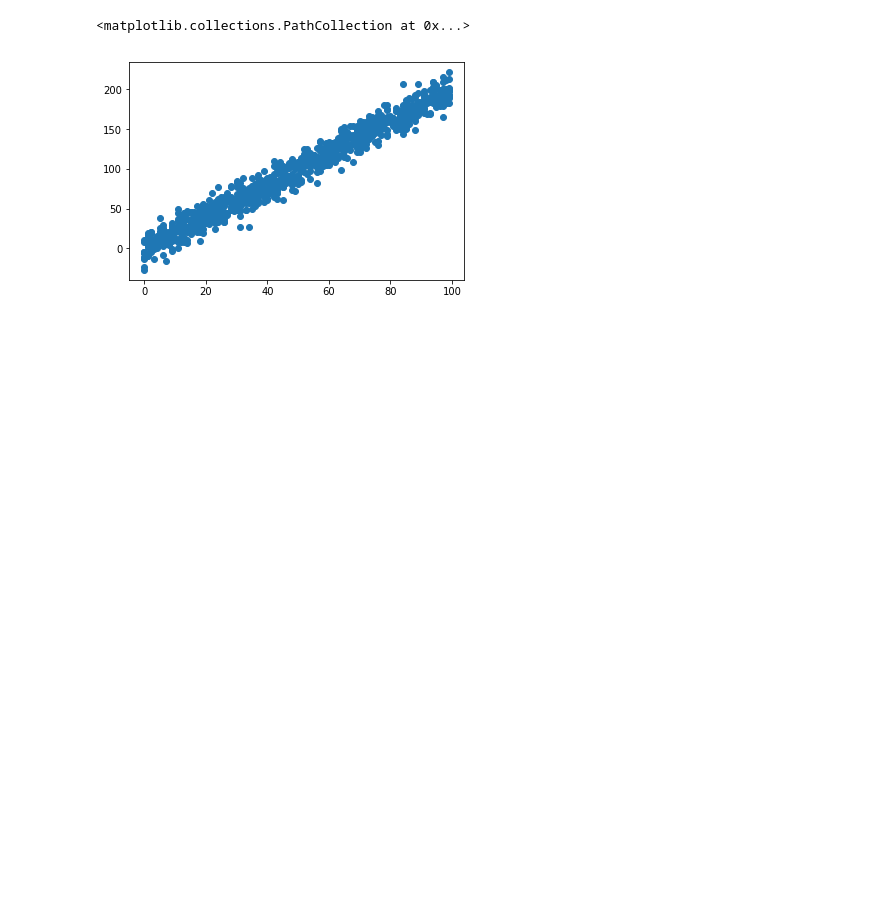
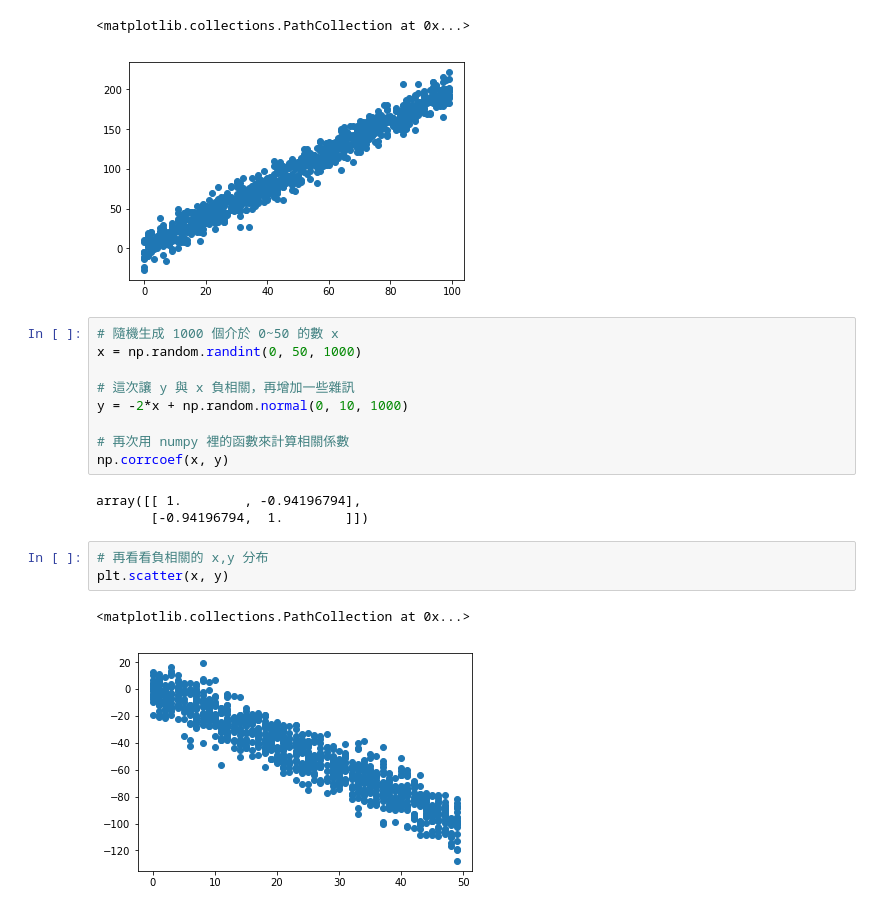
Before and after one commit to bear00712/2nd-ML100Days, a Jupyter notebook: homework/Day_009_HW.ipynb, the cells around one changed output. Saved outputs shown, nothing was run; the diff lists cells and outputs as text; blank space fills up the shorter version.

```diff
--- a/homework/Day_009_HW.ipynb
+++ b/homework/Day_009_HW.ipynb
@@ -54,3 +54,21 @@ plt.scatter(x, y)
 # %% [output]
 <matplotlib.collections.PathCollection at 0x...>
 [figure]
+# %%
+# 隨機生成 1000 個介於 0~50 的數 x
+x = np.random.randint(0, 50, 1000)
+
+# 這次讓 y 與 x 負相關，再增加一些雜訊
+y = -2*x + np.random.normal(0, 10, 1000)
+
+# 再次用 numpy 裡的函數來計算相關係數
+np.corrcoef(x, y)
+# %% [output]
+array([[ 1.        , -0.94196794],
+       [-0.94196794,  1.        ]])
+# %%
+# 再看看負相關的 x,y 分布
+plt.scatter(x, y)
+# %% [output]
+<matplotlib.collections.PathCollection at 0x...>
+[figure, added]
```
